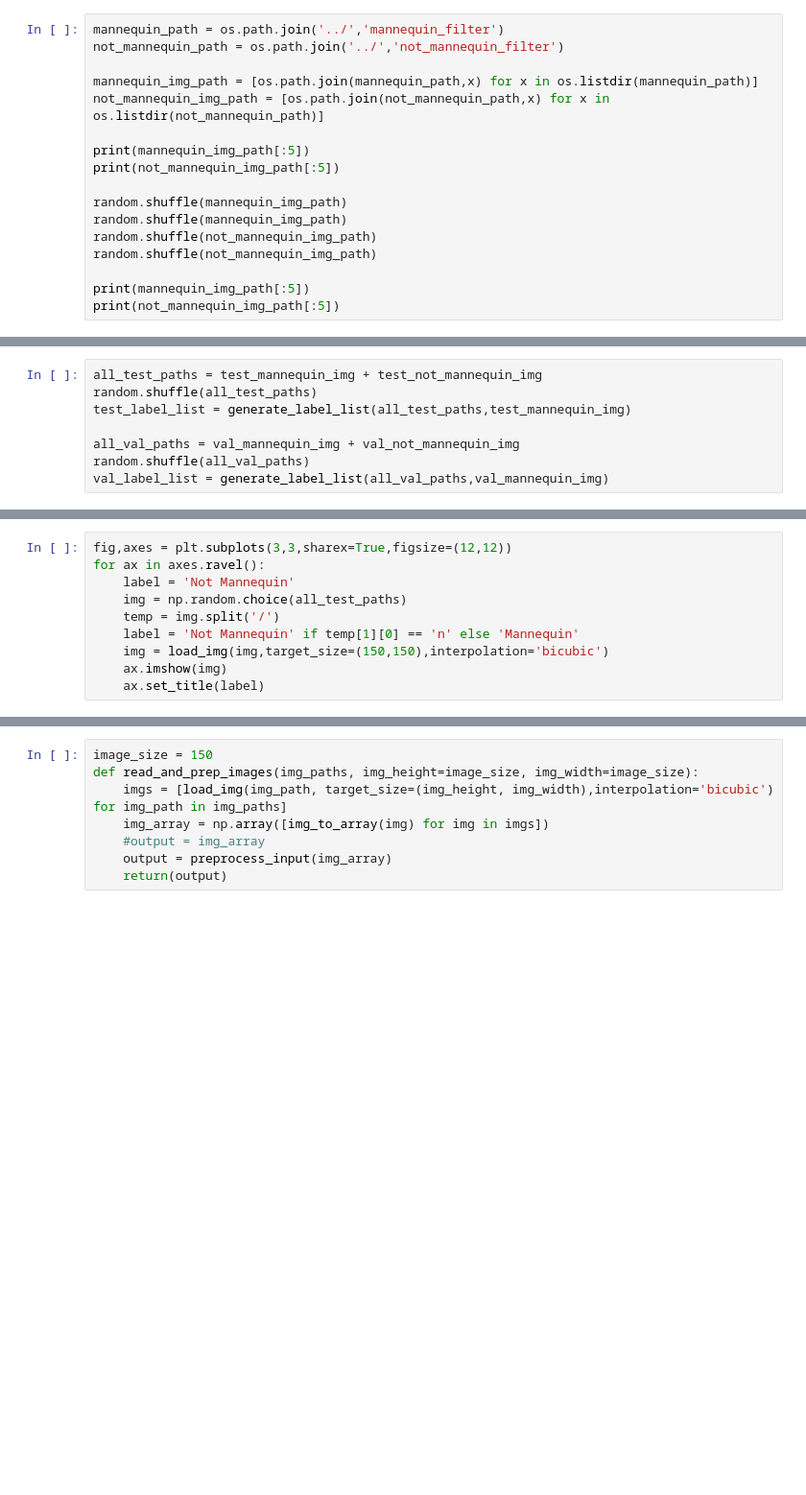
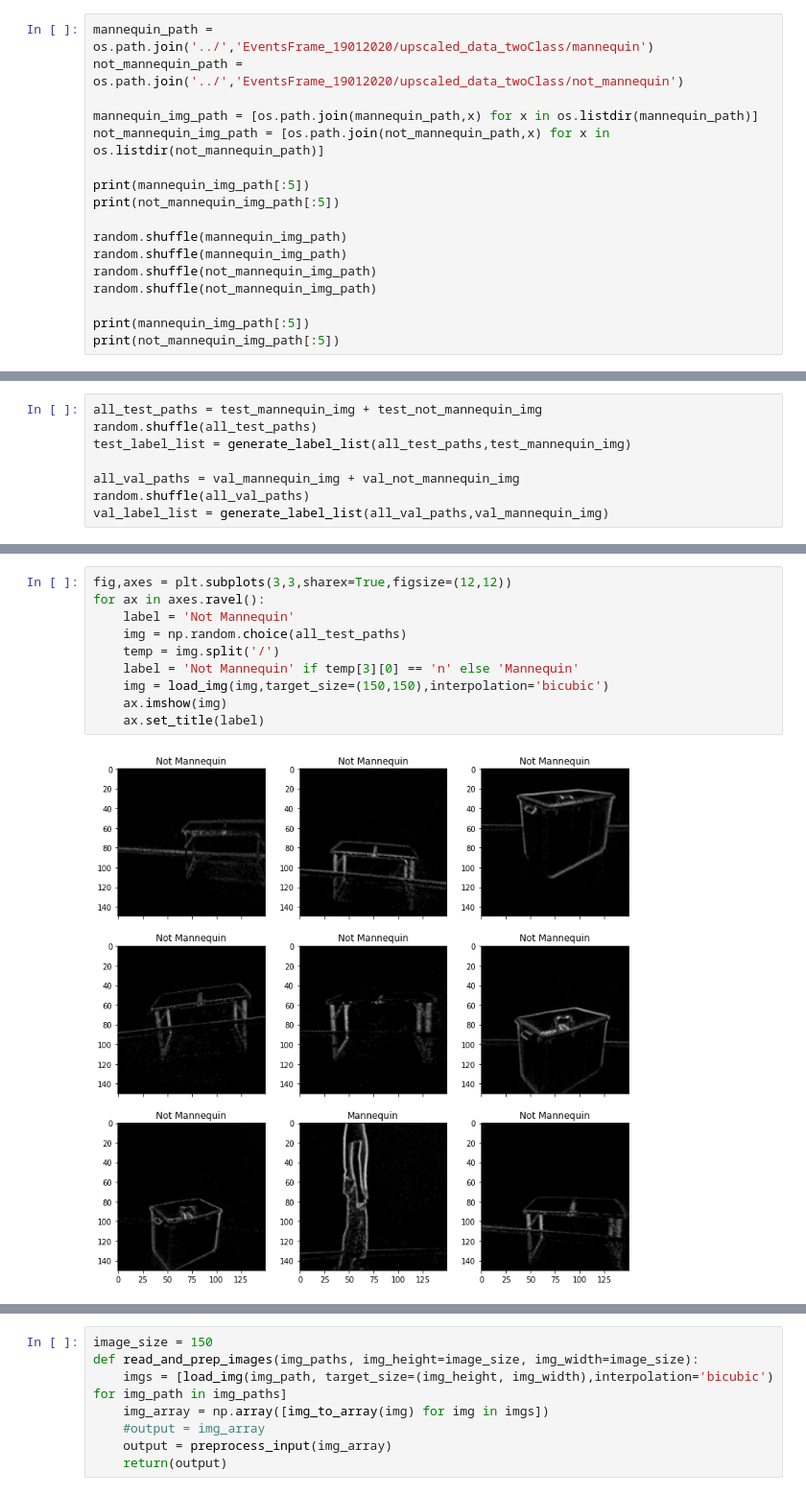
Before and after one commit to ziimiin14/Event_Camera_DeepLearning_Classification, a Jupyter notebook: scripts/oneClassSVM_Resnet50.ipynb, the cells around one changed output, grey strips where cells are left out. Shown: that part at 96% size. Cells and saved outputs as stored; diff of their text form; blank space fills up the shorter version.

```diff
--- a/scripts/oneClassSVM_Resnet50.ipynb
+++ b/scripts/oneClassSVM_Resnet50.ipynb
@@ -19,8 +19,8 @@ import random
 import matplotlib.pyplot as plt
 import os
 # %%
-mannequin_path = os.path.join('../','mannequin_filter')
-not_mannequin_path = os.path.join('../','not_mannequin_filter')
+mannequin_path = os.path.join('../','EventsFrame_19012020/upscaled_data_twoClass/mannequin')
+not_mannequin_path = os.path.join('../','EventsFrame_19012020/upscaled_data_twoClass/not_mannequin')
 
 mannequin_img_path = [os.path.join(mannequin_path,x) for x in os.listdir(mannequin_path)]
 not_mannequin_img_path = [os.path.join(not_mannequin_path,x) for x in os.listdir(not_mannequin_path)]
@@ -64,10 +72,12 @@ print(all_test_paths[-8:])
 # %%
 fig,axes = plt.subplots(3,3,sharex=True,figsize=(12,12))
 for ax in axes.ravel():
     label = 'Not Mannequin'
     img = np.random.choice(all_test_paths)
     temp = img.split('/')
-    label = 'Not Mannequin' if temp[1][0] == 'n' else 'Mannequin'
+    label = 'Not Mannequin' if temp[3][0] == 'n' else 'Mannequin'
     img = load_img(img,target_size=(150,150),interpolation='bicubic')
     ax.imshow(img)
     ax.set_title(label)
+# %% [output]
+[figure, added]
```
Also changed, not shown: parts of 12 cells of this notebook, 6 other files.
